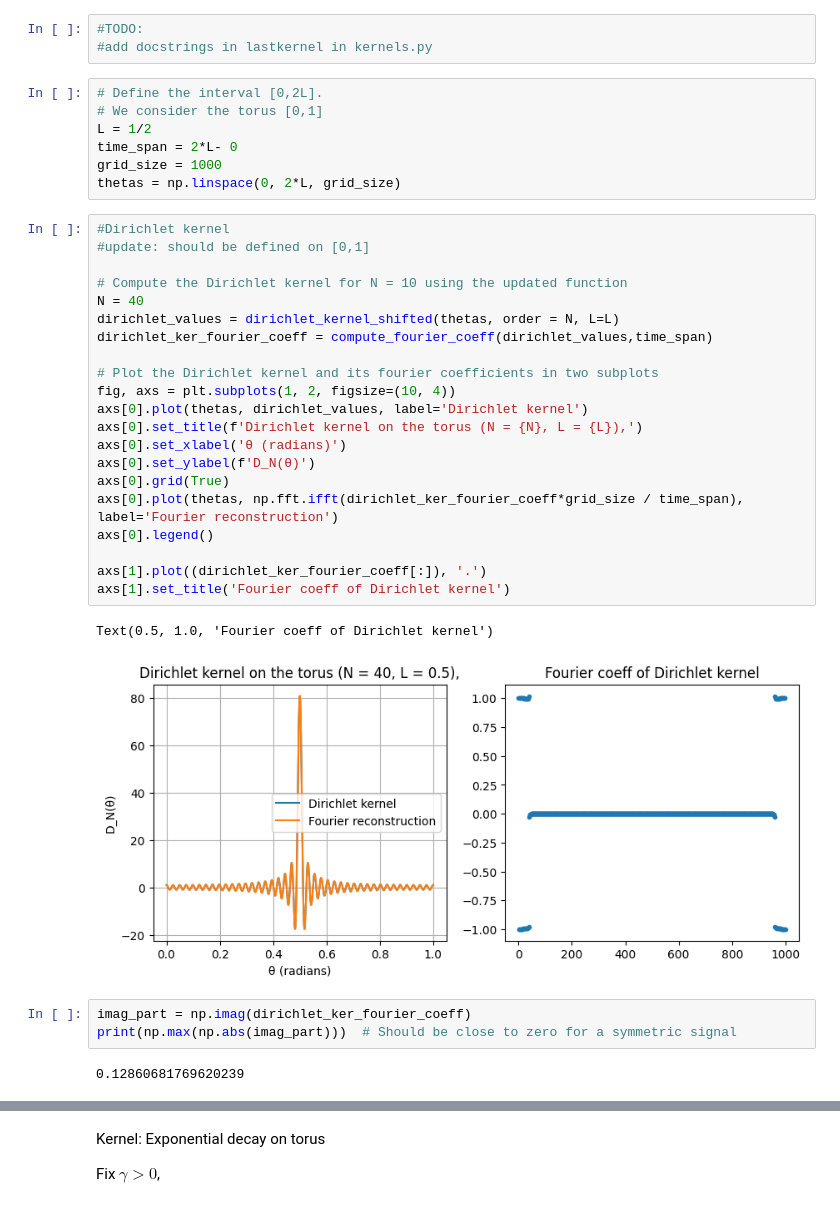
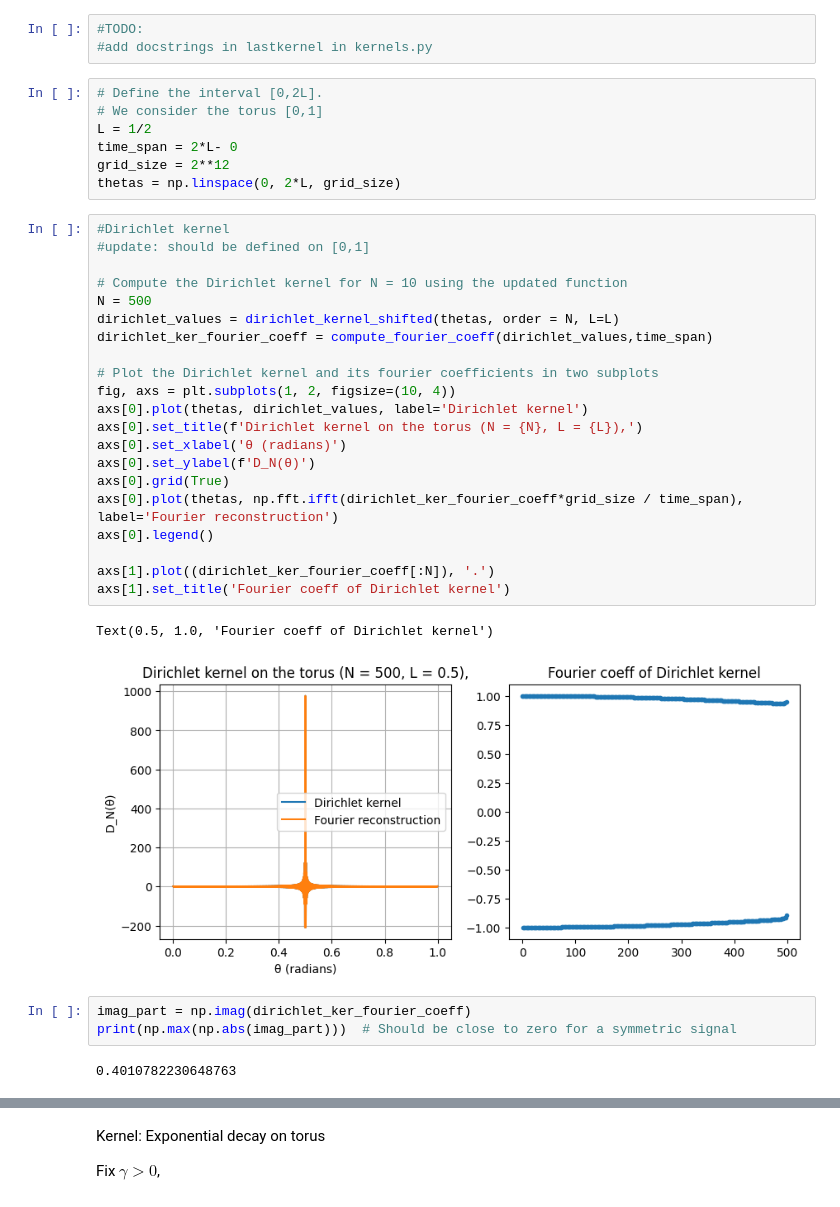
Before and after one commit to EmiliaMagnani/learnconv, a Jupyter notebook: notebooks/kernels_on_torus.ipynb, the cells around one changed output, grey strips where cells are left out. Cells and saved outputs as stored; diff of their text form.

```diff
--- a/notebooks/kernels_on_torus.ipynb
+++ b/notebooks/kernels_on_torus.ipynb
@@ -15,37 +15,37 @@ import matplotlib.pyplot as plt
 # We consider the torus [0,1]
 L = 1/2
 time_span = 2*L- 0
-grid_size = 1000
+grid_size = 2**12
 thetas = np.linspace(0, 2*L, grid_size)
 # %%
 #Dirichlet kernel
 #update: should be defined on [0,1]
 
 # Compute the Dirichlet kernel for N = 10 using the updated function
-N = 40
+N = 500
 dirichlet_values = dirichlet_kernel_shifted(thetas, order = N, L=L)
 dirichlet_ker_fourier_coeff = compute_fourier_coeff(dirichlet_values,time_span)
 
 # Plot the Dirichlet kernel and its fourier coefficients in two subplots
 fig, axs = plt.subplots(1, 2, figsize=(10, 4))
 axs[0].plot(thetas, dirichlet_values, label='Dirichlet kernel')
 axs[0].set_title(f'Dirichlet kernel on the torus (N = {N}, L = {L}),')
 axs[0].set_xlabel('θ (radians)')
 axs[0].set_ylabel(f'D_N(θ)')
 axs[0].grid(True)
 axs[0].plot(thetas, np.fft.ifft(dirichlet_ker_fourier_coeff*grid_size / time_span), label='Fourier reconstruction')
 axs[0].legend()
 
-axs[1].plot((dirichlet_ker_fourier_coeff[:]), '.')
+axs[1].plot((dirichlet_ker_fourier_coeff[:N]), '.')
 axs[1].set_title('Fourier coeff of Dirichlet kernel')
 # %% [output]
 Text(0.5, 1.0, 'Fourier coeff of Dirichlet kernel')
-[figure, old version]
+[figure, new version]
 # %%
 imag_part = np.imag(dirichlet_ker_fourier_coeff)
 print(np.max(np.abs(imag_part)))  # Should be close to zero for a symmetric signal
 # %% [output]
-0.12860681769620239
+0.4010782230648763
 # %%
 # Sum of cosines kernel
 
```
Also changed, not shown: parts of 3 cells of this notebook, 12 other files.
